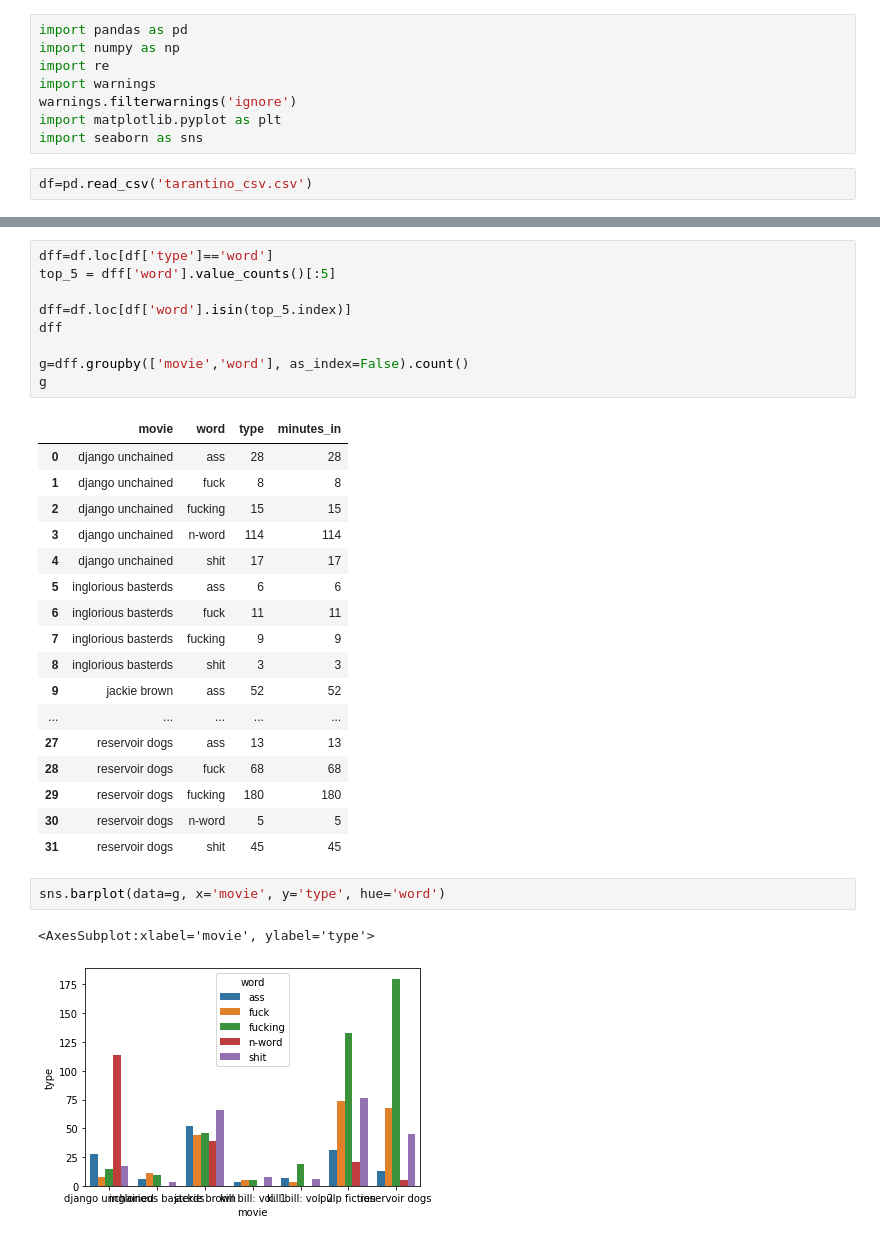
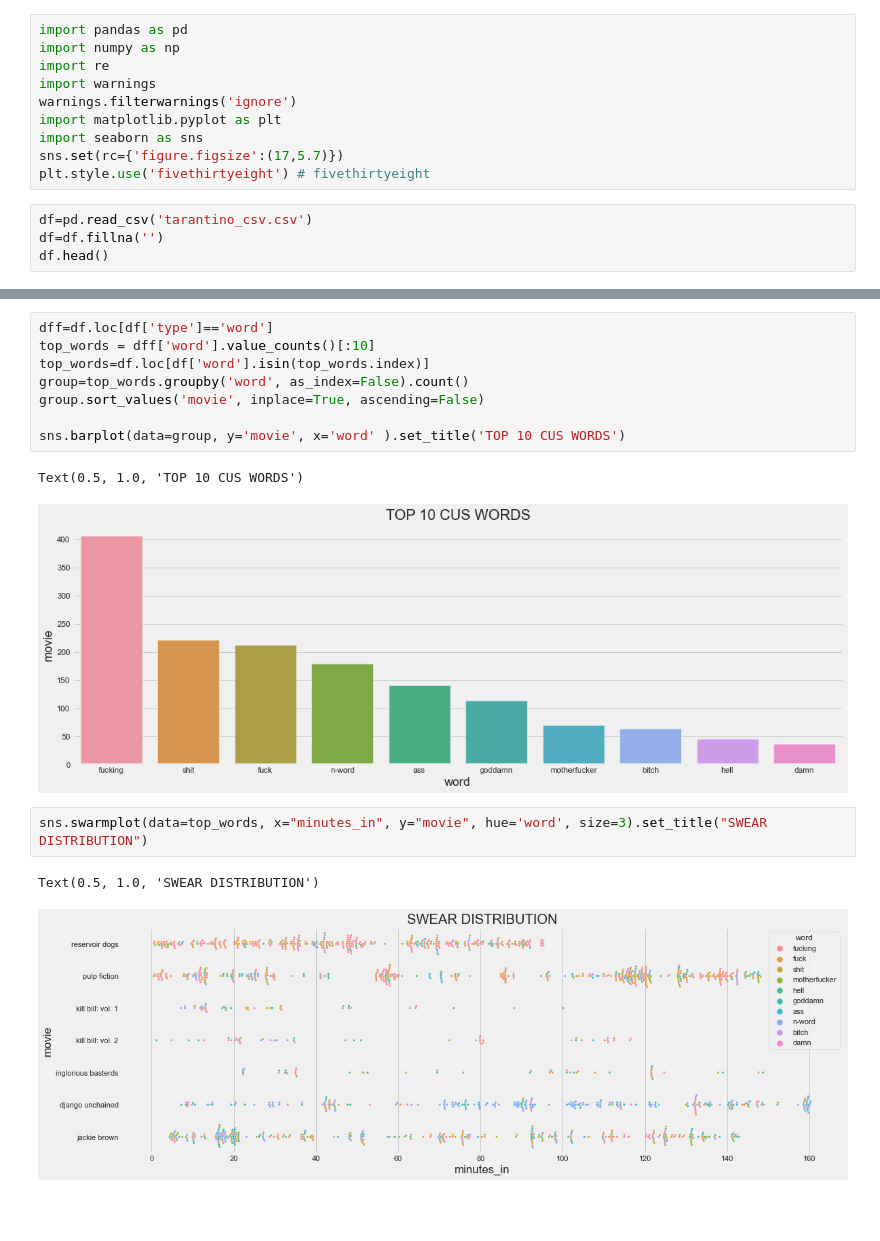
Before and after one commit to tmnkopp/PythonAutomation, a Jupyter notebook: py/tarantino.ipynb, the cells around one changed output, grey strips where cells are left out. Saved outputs shown, nothing was run; the diff lists cells and outputs as text; blank space fills up the shorter version.

```diff
--- a/py/tarantino.ipynb
+++ b/py/tarantino.ipynb
@@ -6,5 +6,9 @@ import warnings
 warnings.filterwarnings('ignore')
 import matplotlib.pyplot as plt
 import seaborn as sns
+sns.set(rc={'figure.figsize':(17,5.7)})
+plt.style.use('fivethirtyeight') # fivethirtyeight
 # %%
 df=pd.read_csv('tarantino_csv.csv')
+df=df.fillna('')
+df.head()
@@ -24,33 +35,17 @@ dtypes: float64(1), object(3)
 memory usage: 59.3+ KB
 # %%
 dff=df.loc[df['type']=='word']
-top_5 = dff['word'].value_counts()[:5]
+top_words = dff['word'].value_counts()[:10]
+top_words=df.loc[df['word'].isin(top_words.index)]
+group=top_words.groupby('word', as_index=False).count()
+group.sort_values('movie', inplace=True, ascending=False)
 
-dff=df.loc[df['word'].isin(top_5.index)]
-dff
-
-g=dff.groupby(['movie','word'], as_index=False).count()
-g
+sns.barplot(data=group, y='movie', x='word' ).set_title('TOP 10 CUS WORDS')
 # %% [output]
-|  | movie | word | type | minutes_in |
-| 0 | django unchained | ass | 28 | 28 |
-| 1 | django unchained | fuck | 8 | 8 |
-| 2 | django unchained | fucking | 15 | 15 |
-| 3 | django unchained | n-word | 114 | 114 |
-| 4 | django unchained | shit | 17 | 17 |
-| 5 | inglorious basterds | ass | 6 | 6 |
-| 6 | inglorious basterds | fuck | 11 | 11 |
-| 7 | inglorious basterds | fucking | 9 | 9 |
-| 8 | inglorious basterds | shit | 3 | 3 |
-| 9 | jackie brown | ass | 52 | 52 |
-| ... | ... | ... | ... | ... |
-| 27 | reservoir dogs | ass | 13 | 13 |
-| 28 | reservoir dogs | fuck | 68 | 68 |
-| 29 | reservoir dogs | fucking | 180 | 180 |
-| 30 | reservoir dogs | n-word | 5 | 5 |
-| 31 | reservoir dogs | shit | 45 | 45 |
+Text(0.5, 1.0, 'TOP 10 CUS WORDS')
+[figure, added]
 # %%
-sns.barplot(data=g, x='movie', y='type', hue='word')
+sns.swarmplot(data=top_words, x="minutes_in", y="movie", hue='word', size=3).set_title("SWEAR DISTRIBUTION")
 # %% [output]
-<AxesSubplot:xlabel='movie', ylabel='type'>
+Text(0.5, 1.0, 'SWEAR DISTRIBUTION')
-[figure, old version]
+[figure, new version]
```
Also changed, not shown: parts of 9 cells of this notebook, 6 other files.
